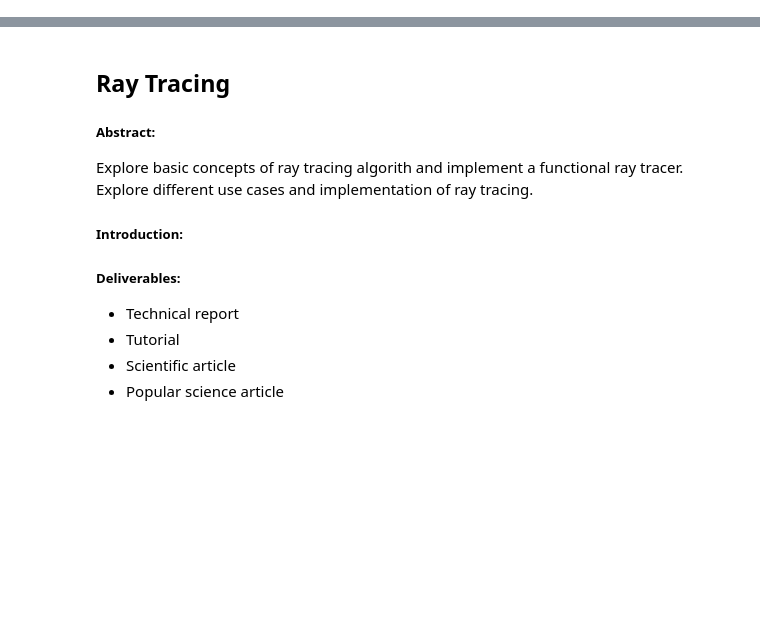
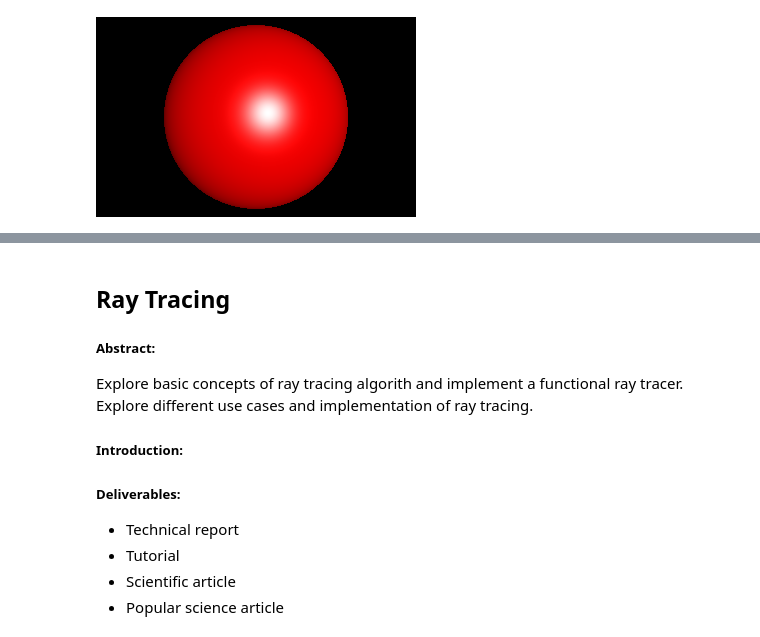
Before and after one commit to nikolayzhechev/Ray-Tracing-Algorithm-and-Ray-Tracer, a Jupyter notebook: Notes.ipynb, the cells around one changed output, grey strips where cells are left out. Drawn from its saved outputs; the diff is of its cells as text; code cells hidden in the pictures; blank space fills up the shorter version.

```diff
--- a/Notes.ipynb
+++ b/Notes.ipynb
@@ -9,0 +19,4 @@ from mpl_toolkits.mplot3d.art3d import Poly3DCollection
+# %%
+IPImage(filename = 'output_image_02.png')
+# %% [output]
+[figure, added]
```
Also changed, not shown: parts of 16 cells of this notebook, 15 other files.
